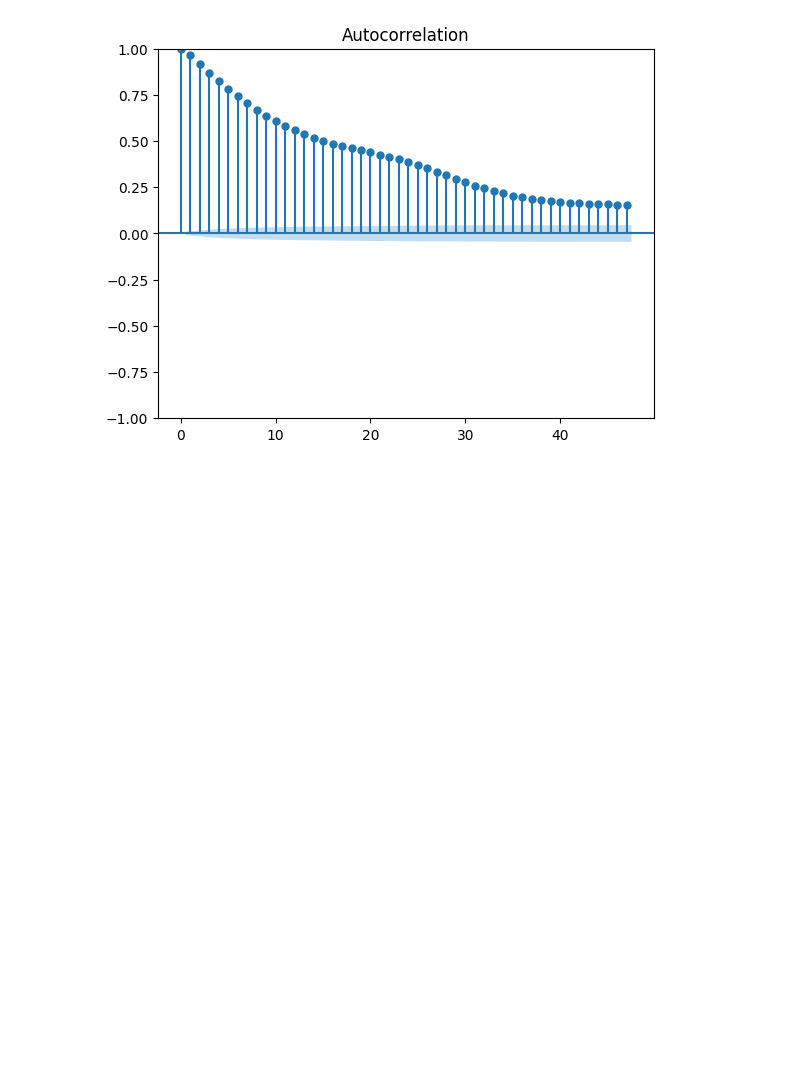
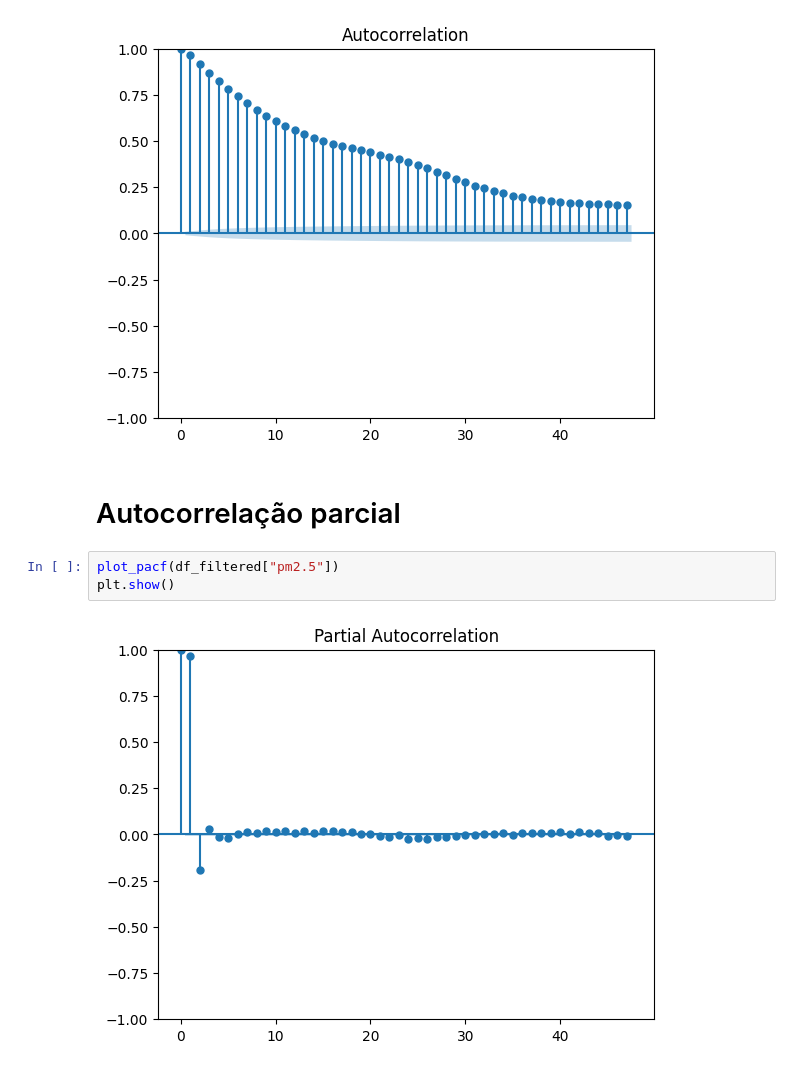
Before and after one commit to BccMaterial/CD-P2, a Jupyter notebook: notebooks/time_series_analysis.ipynb, the cells around one changed output. Saved outputs shown, nothing was run; the diff lists cells and outputs as text; blank space fills up the shorter version.

```diff
--- a/notebooks/time_series_analysis.ipynb
+++ b/notebooks/time_series_analysis.ipynb
@@ -66,3 +67,10 @@ plot_acf(df_filtered["pm2.5"])
 plt.show()
 # %% [output]
 [figure]
+# %% [markdown]
+# Autocorrelação parcial
+# %%
+plot_pacf(df_filtered["pm2.5"])
+plt.show()
+# %% [output]
+[figure, added]
```
Also changed, not shown: parts of 1 cell of this notebook.
